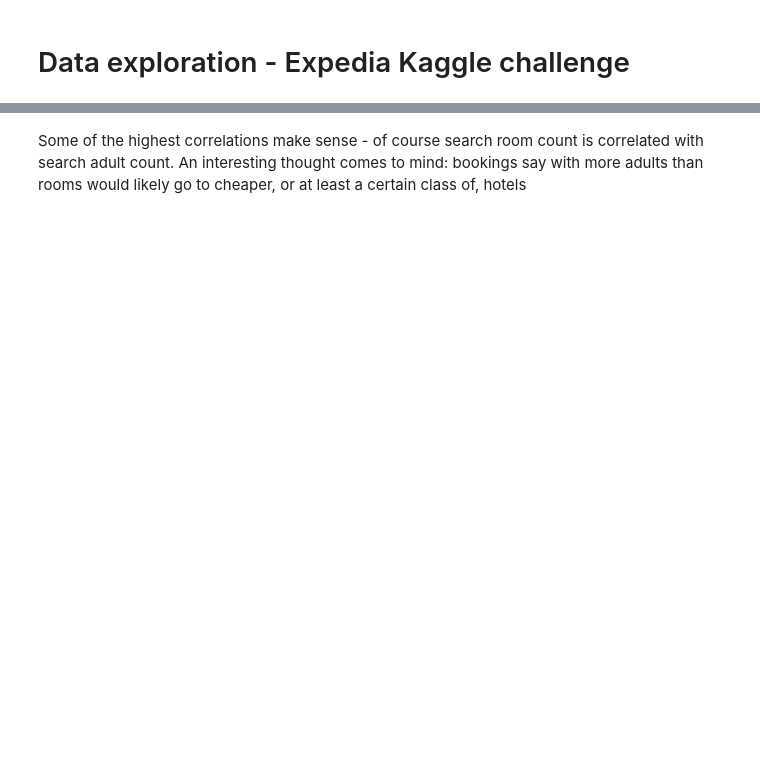
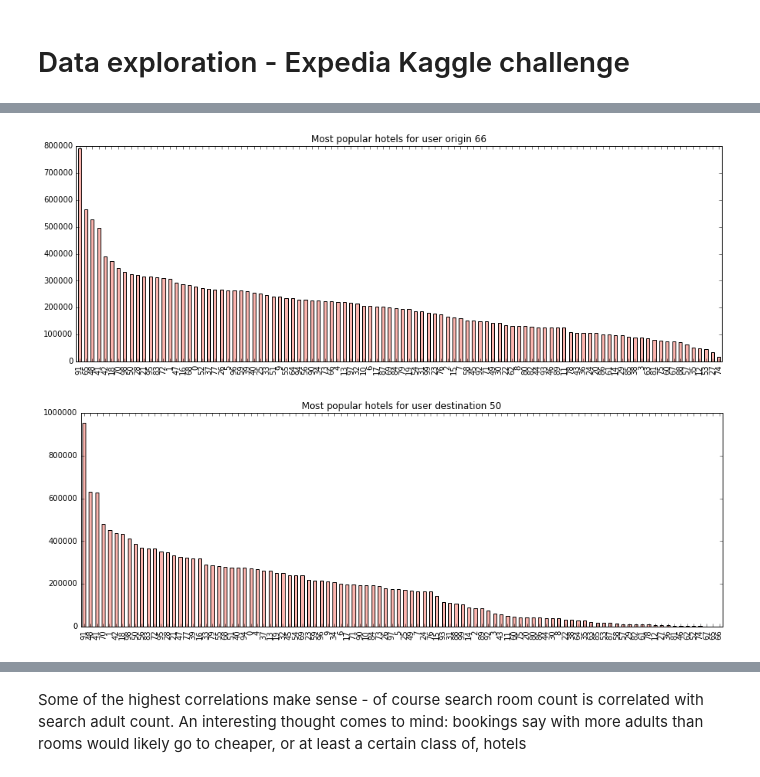
Before and after one commit to james-nichols/ml, a Jupyter notebook: expedia/data_exploration.ipynb, the cells around one changed output, grey strips where cells are left out. Saved outputs shown, nothing was run; the diff lists cells and outputs as text; code cells hidden in the pictures; blank space fills up the shorter version.

```diff
--- a/expedia/data_exploration.ipynb
+++ b/expedia/data_exploration.ipynb
@@ -46,3 +75,19 @@ train.head()
+# %%
+user_country_id = 66
+
+customer_clusters = train[train["user_location_country"] == user_country_id]["hotel_cluster"]
+customer_clusters.value_counts().plot(kind='bar',colormap="Pastel1",figsize=(15,5))
+plt.title("Most popular hotels for user origin {0}".format(user_country_id))
+plt.show()
+
+country_id = 50
+country_clusters = train[train["hotel_country"] == country_id]["hotel_cluster"]
+country_clusters.value_counts().plot(kind='bar',colormap="Pastel1",figsize=(15,5))
+plt.title("Most popular hotels for user destination {0}".format(country_id))
+plt.show()
+# %% [output]
+[figure, added]
+[figure, added]
 # %%
 train_num = train.select_dtypes(exclude=[object])
 train_num_feat = train_num.columns
```
Also changed, not shown: parts of 4 cells of this notebook.
